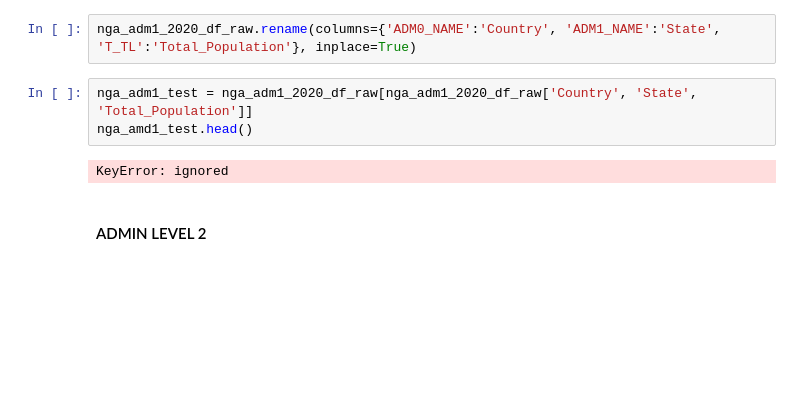
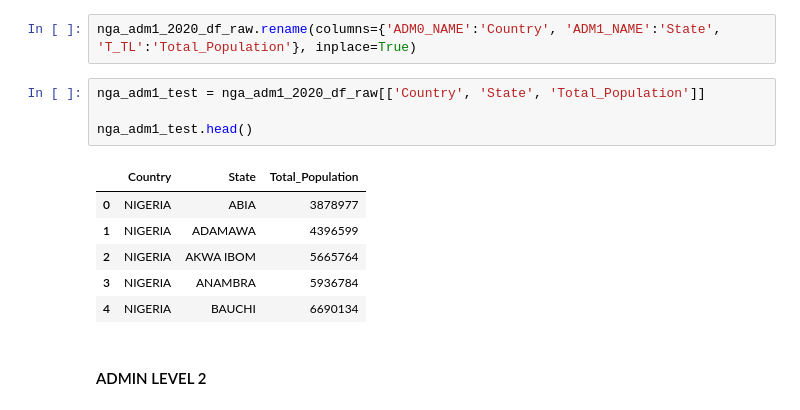
Before and after one commit to stevecrawshaw/hackathon, a Jupyter notebook: Copy_of_hackathon_eda_sc_1.ipynb, the cells around one changed output. Drawn from its saved outputs; the diff is of its cells as text; blank space fills up the shorter version.

```diff
--- a/Copy_of_hackathon_eda_sc_1.ipynb
+++ b/Copy_of_hackathon_eda_sc_1.ipynb
@@ -109,10 +105,16 @@ nga_adm1_2020_df_raw.head()
 # %%
 nga_adm1_2020_df_raw.rename(columns={'ADM0_NAME':'Country', 'ADM1_NAME':'State', 'T_TL':'Total_Population'}, inplace=True)
 # %%
-nga_adm1_test = nga_adm1_2020_df_raw[nga_adm1_2020_df_raw['Country', 'State', 'Total_Population']]
-nga_amd1_test.head()
+nga_adm1_test = nga_adm1_2020_df_raw[['Country', 'State', 'Total_Population']]
+
+nga_adm1_test.head()
 # %% [output]
-KeyError: ignored
+|  | Country | State | Total_Population |
+| 0 | NIGERIA | ABIA | 3878977 |
+| 1 | NIGERIA | ADAMAWA | 4396599 |
+| 2 | NIGERIA | AKWA IBOM | 5665764 |
+| 3 | NIGERIA | ANAMBRA | 5936784 |
+| 4 | NIGERIA | BAUCHI | 6690134 |
 # %% [markdown]
 #### ADMIN LEVEL 2
 # %%
```
Also changed, not shown: parts of 11 cells of this notebook.
